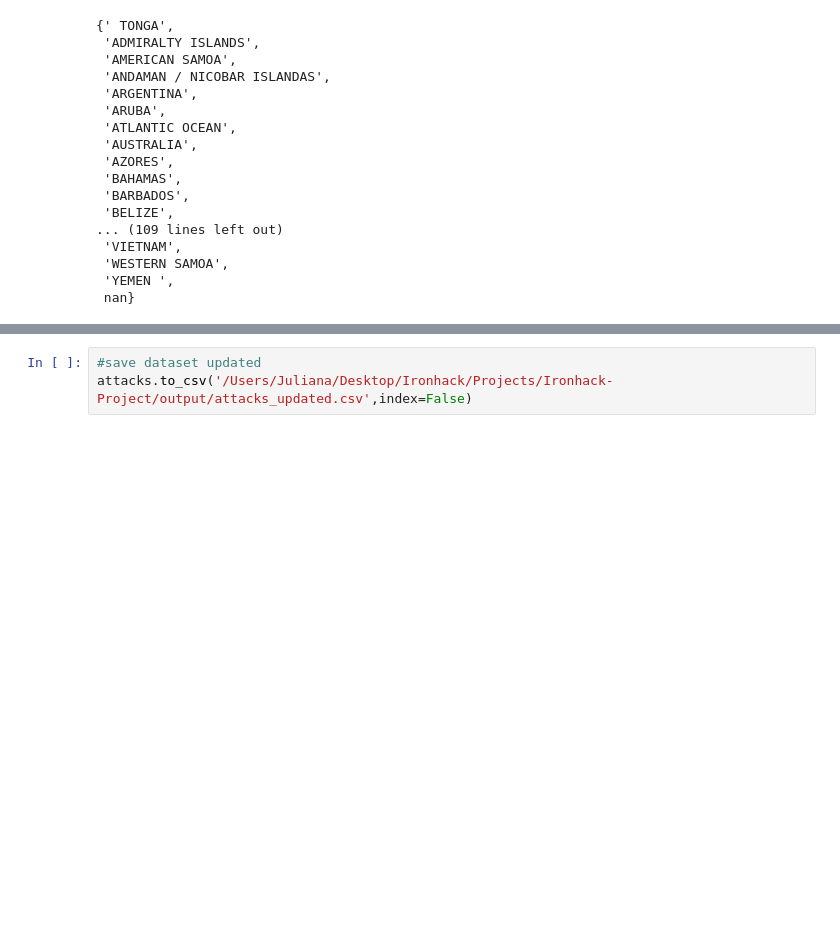
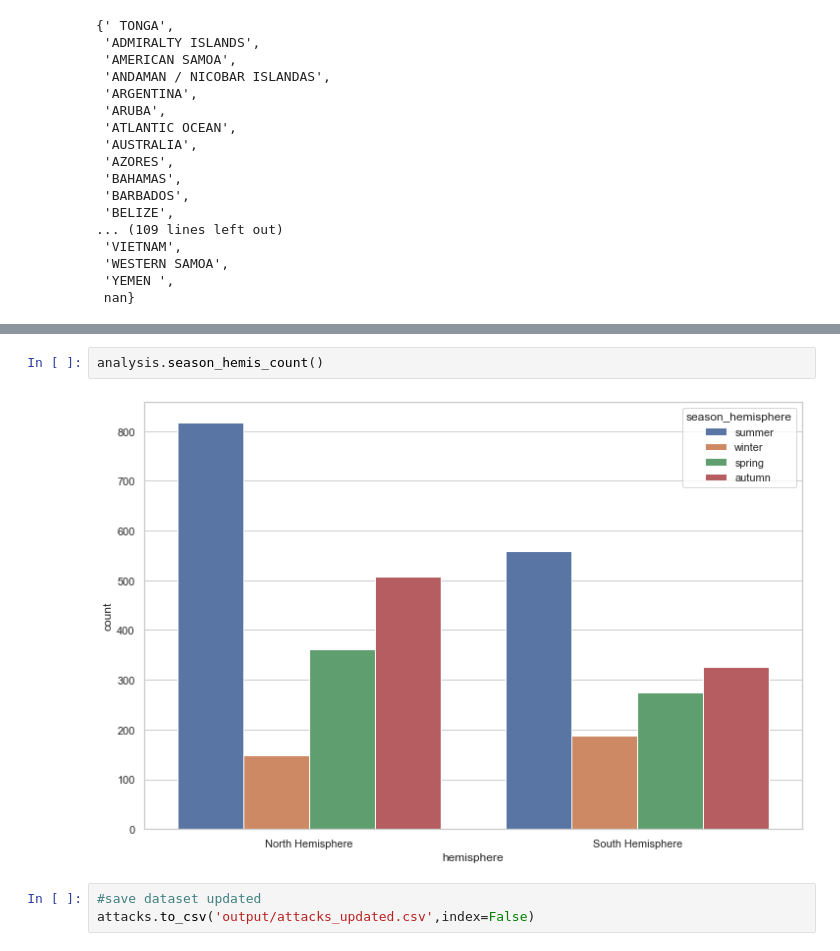
Before and after one commit to ju-br/Cleaning-data-and-evidence-based-insights-Shark-Attack-Project, a Jupyter notebook: Project 1 - Shark attack.ipynb, the cells around one changed output, grey strips where cells are left out. Saved outputs shown, nothing was run; the diff lists cells and outputs as text; blank space fills up the shorter version.

```diff
--- a/Project 1 - Shark attack.ipynb
+++ b/Project 1 - Shark attack.ipynb
@@ -586,3 +530,7 @@ fig.savefig('/Users/Juliana/Desktop/Ironhack/Projects/Ironhack-Project/figures/A
+# %%
+analysis.season_hemis_count()
+# %% [output]
+[figure, added]
 # %%
 #save dataset updated
-attacks.to_csv('/Users/Juliana/Desktop/Ironhack/Projects/Ironhack-Project/output/attacks_updated.csv',index=False)
+attacks.to_csv('output/attacks_updated.csv',index=False)
```
Also changed, not shown: parts of 19 cells of this notebook, 2 other files.
